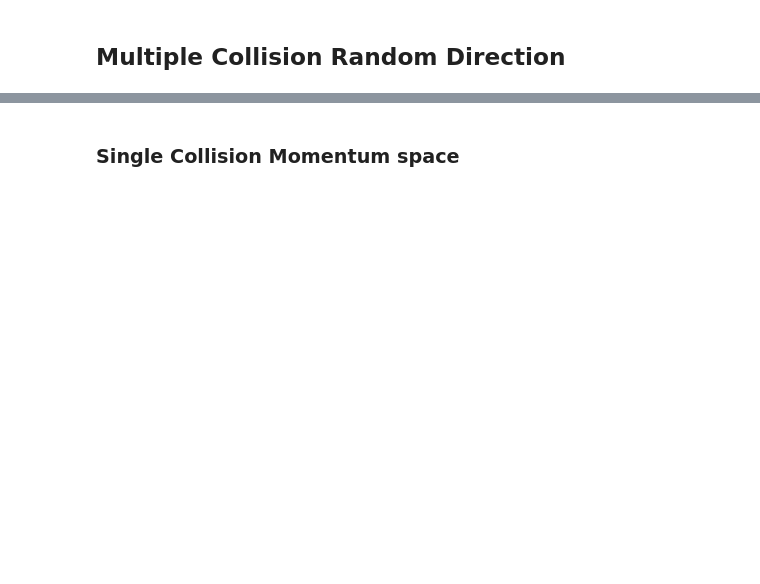
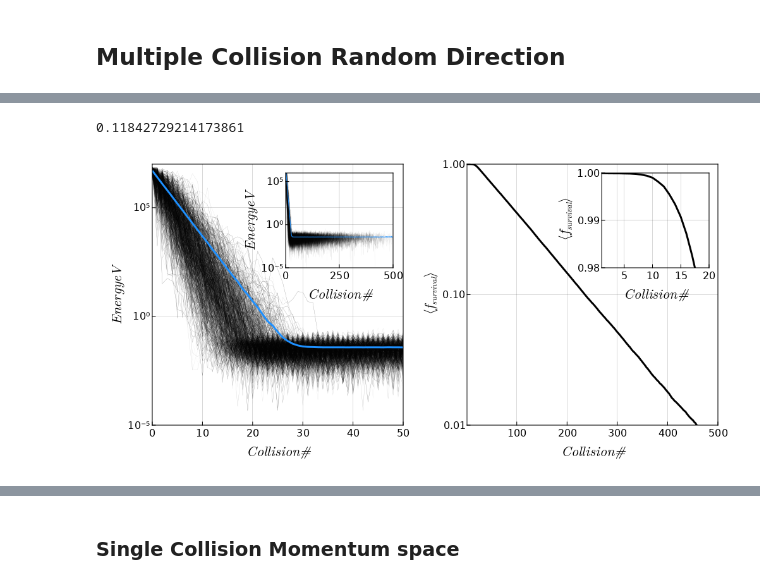
Before and after one commit to JBusink/Neutronenbron_Simulatie, a Jupyter notebook: Scripts/Simulatie.ipynb, the cells around one changed output, grey strips where cells are left out. Drawn from its saved outputs; the diff is of its cells as text; code cells hidden in the pictures; blank space fills up the shorter version.

```diff
--- a/Scripts/Simulatie.ipynb
+++ b/Scripts/Simulatie.ipynb
@@ -284,0 +350,56 @@ fig
+# %%
+dissipated = [Etotal[i][100] for i in 1:1:length(Etotal)]
+
+# length(dissipated[dissipated .> 0]) / length(dissipated)
+
+# Xtotal[22][110:150]
+
+λ0 = NF.MFP(NF.n_protons, NF.cross_section_H1_SI(1e-3))*100
+# %% [output]
+0.11842729214173861
+# %%
+
+
+survival_fraction = [length(dict[i][dict[i] .!= 0])/length(dict[i]) for i in 1:1:501]
+mean_energy = [mean(dict[i][dict[i] .!= 0]) for i in 1:1:501]
+
+fig = Figure(resolution = (1000,500))
+ax = Axis(fig[1,1],
+xlabel=L"Collision #",ylabel = L"Energy eV",
+
+limits=(0,50,1e-5,1e7),
+yscale = log10)
+for i in 1:1:1000
+    lines!(LinRange(0,500,501), Etotal[i],color=(:black,0.5*rand()),linewidth=0.3)
+end
+lines!(LinRange(0,500,501),mean_energy,color=:dodgerblue,linewidth=3)
+
+ax = Axis(fig, bbox = BBox(300, 470, 320, 470),
+xlabel=L"Collision #",ylabel = L"Energy eV",
+xticks = [0,250,500],
+limits=(0,500,1e-5,1e6),
+yscale = log10)
+for i in 1:1:500
+    lines!(LinRange(0,500,501), Etotal[i],color=(:black,0.5*rand()),linewidth=0.1)
+end
+lines!(LinRange(0,500,501),mean_energy,color=:dodgerblue,linewidth=1)
+
+ax = Axis(fig[1,2],
+yscale=log10,
+xlabel=L"Collision #",ylabel = L"$\langle$$f_{survival}$$\rangle$",
+limits = (1,500,1e-2,1),
+yticks = [0.01,0.1,1],zorder = -1)
+lines!(range(0,500,501),survival_fraction,color=:black,linewidth = 3)
+
+ax = Axis(fig, bbox = BBox(800, 970, 320, 470),backgroundcolor=(:white),
+# yscale=log10,
+xlabel=L"Collision #",ylabel = L"$\langle$$f_{survival}$$\rangle$",
+limits = (1,20,0.98,1),
+yticks = [0.98,0.99,1],)
+lines!(range(0,500,501),survival_fraction,color=:black,linewidth = 3)
+
+fig
+
+# save("Energy_trajectories_survival_chance_500_collisions.pdf",fig)
+# %% [output]
+[figure, added]
```
Also changed, not shown: parts of 24 cells of this notebook, 3 other files.
